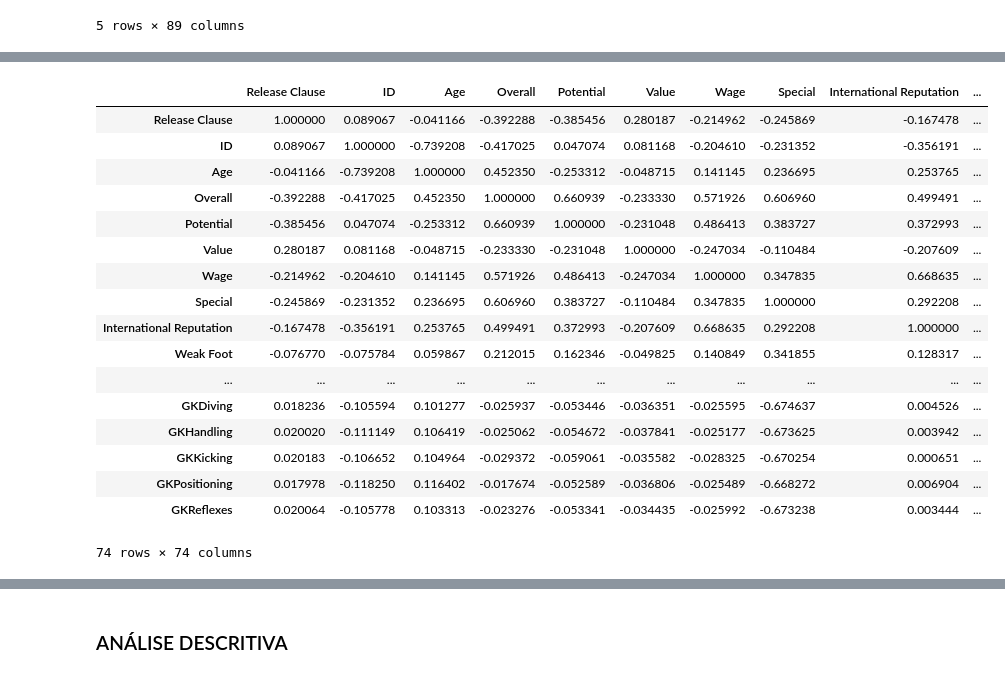
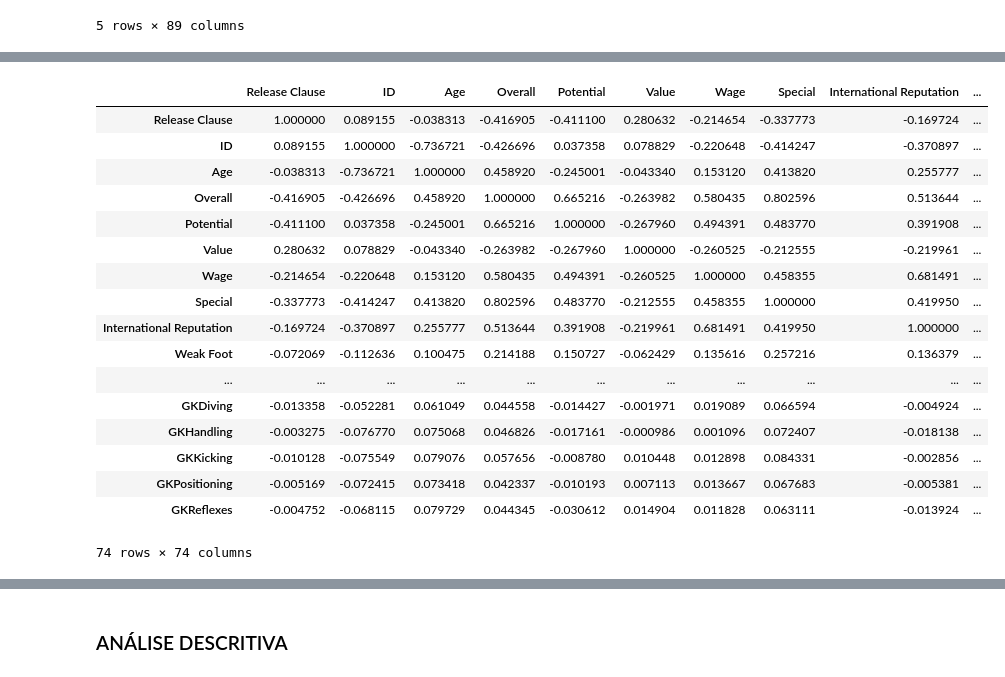
Before and after one commit to gDuarteg/Projeto-3-Ciencia-dos-Dados, a Jupyter notebook: Projeto3 Layout.ipynb, the cells around one changed output, grey strips where cells are left out. Saved outputs shown, nothing was run; the diff lists cells and outputs as text; code cells hidden in the pictures.

```diff
--- a/Projeto3 Layout.ipynb
+++ b/Projeto3 Layout.ipynb
@@ -74,7 +74,8 @@ def Filtro(dados,coluna):
 VariaveisEscolhidas = ["Release Clause",'ID','Age','Overall','Potential','Value','Wage','Special','International Reputation','Weak Foot','Skill Moves','Jersey Number','Height','Weight','LS','ST','RS','LW','LF','CF','RF','RW','LAM','CAM','RAM','LM','LCM','CM','RCM','RM','LWB','LDM','CDM','RDM','RWB','LB','LCB','CB','RCB','RB','Crossing','Finishing','HeadingAccuracy','ShortPassing','Volleys','Dribbling','Curve','FKAccuracy','LongPassing','BallControl','Acceleration','SprintSpeed','Agility','Reactions','Balance','ShotPower','Jumping','Stamina','Strength','LongShots','Aggression','Interceptions','Positioning','Vision','Penalties','Composure','Marking','StandingTackle','SlidingTackle','GKDiving','GKHandling','GKKicking','GKPositioning','GKReflexes']
 for e in VariaveisEscolhidas:
     dados[e] = pd.DataFrame(Filtro(dados,e))
-dados[VariaveisEscolhidas].head()
+dados = dados[VariaveisEscolhidas].dropna()
+dados.head()
 # %% [output]
 |  | Release Clause | ID | Age | Overall | Potential | Value | Wage | Special | International Reputation | ... |
 | 0 | 226.5 | 158023.0 | 31.0 | 94.0 | 94.0 | 110.5 | 565.0 | 2202.0 | 5.0 | ... |
@@ -91,23 +92,23 @@ plt.suptitle("Release Clause");
 # %%
-dados[variaveis].corr()
+dados[VariaveisEscolhidas].corr()
 # %% [output]
 |  | Release Clause | ID | Age | Overall | Potential | Value | Wage | Special | International Reputation | ... |
-| Release Clause | 1.000000 | 0.089067 | -0.041166 | -0.392288 | -0.385456 | 0.280187 | -0.214962 | -0.245869 | -0.167478 | ... |
-| ID | 0.089067 | 1.000000 | -0.739208 | -0.417025 | 0.047074 | 0.081168 | -0.204610 | -0.231352 | -0.356191 | ... |
-| Age | -0.041166 | -0.739208 | 1.000000 | 0.452350 | -0.253312 | -0.048715 | 0.141145 | 0.236695 | 0.253765 | ... |
-| Overall | -0.392288 | -0.417025 | 0.452350 | 1.000000 | 0.660939 | -0.233330 | 0.571926 | 0.606960 | 0.499491 | ... |
-| Potential | -0.385456 | 0.047074 | -0.253312 | 0.660939 | 1.000000 | -0.231048 | 0.486413 | 0.383727 | 0.372993 | ... |
-| Value | 0.280187 | 0.081168 | -0.048715 | -0.233330 | -0.231048 | 1.000000 | -0.247034 | -0.110484 | -0.207609 | ... |
-| Wage | -0.214962 | -0.204610 | 0.141145 | 0.571926 | 0.486413 | -0.247034 | 1.000000 | 0.347835 | 0.668635 | ... |
-| Special | -0.245869 | -0.231352 | 0.236695 | 0.606960 | 0.383727 | -0.110484 | 0.347835 | 1.000000 | 0.292208 | ... |
-| International Reputation | -0.167478 | -0.356191 | 0.253765 | 0.499491 | 0.372993 | -0.207609 | 0.668635 | 0.292208 | 1.000000 | ... |
-| Weak Foot | -0.076770 | -0.075784 | 0.059867 | 0.212015 | 0.162346 | -0.049825 | 0.140849 | 0.341855 | 0.128317 | ... |
+| Release Clause | 1.000000 | 0.089155 | -0.038313 | -0.416905 | -0.411100 | 0.280632 | -0.214654 | -0.337773 | -0.169724 | ... |
+| ID | 0.089155 | 1.000000 | -0.736721 | -0.426696 | 0.037358 | 0.078829 | -0.220648 | -0.414247 | -0.370897 | ... |
+| Age | -0.038313 | -0.736721 | 1.000000 | 0.458920 | -0.245001 | -0.043340 | 0.153120 | 0.413820 | 0.255777 | ... |
+| Overall | -0.416905 | -0.426696 | 0.458920 | 1.000000 | 0.665216 | -0.263982 | 0.580435 | 0.802596 | 0.513644 | ... |
+| Potential | -0.411100 | 0.037358 | -0.245001 | 0.665216 | 1.000000 | -0.267960 | 0.494391 | 0.483770 | 0.391908 | ... |
+| Value | 0.280632 | 0.078829 | -0.043340 | -0.263982 | -0.267960 | 1.000000 | -0.260525 | -0.212555 | -0.219961 | ... |
+| Wage | -0.214654 | -0.220648 | 0.153120 | 0.580435 | 0.494391 | -0.260525 | 1.000000 | 0.458355 | 0.681491 | ... |
+| Special | -0.337773 | -0.414247 | 0.413820 | 0.802596 | 0.483770 | -0.212555 | 0.458355 | 1.000000 | 0.419950 | ... |
+| International Reputation | -0.169724 | -0.370897 | 0.255777 | 0.513644 | 0.391908 | -0.219961 | 0.681491 | 0.419950 | 1.000000 | ... |
+| Weak Foot | -0.072069 | -0.112636 | 0.100475 | 0.214188 | 0.150727 | -0.062429 | 0.135616 | 0.257216 | 0.136379 | ... |
 | ... | ... | ... | ... | ... | ... | ... | ... | ... | ... | ... |
-| GKDiving | 0.018236 | -0.105594 | 0.101277 | -0.025937 | -0.053446 | -0.036351 | -0.025595 | -0.674637 | 0.004526 | ... |
-| GKHandling | 0.020020 | -0.111149 | 0.106419 | -0.025062 | -0.054672 | -0.037841 | -0.025177 | -0.673625 | 0.003942 | ... |
-| GKKicking | 0.020183 | -0.106652 | 0.104964 | -0.029372 | -0.059061 | -0.035582 | -0.028325 | -0.670254 | 0.000651 | ... |
-| GKPositioning | 0.017978 | -0.118250 | 0.116402 | -0.017674 | -0.052589 | -0.036806 | -0.025489 | -0.668272 | 0.006904 | ... |
-| GKReflexes | 0.020064 | -0.105778 | 0.103313 | -0.023276 | -0.053341 | -0.034435 | -0.025992 | -0.673238 | 0.003444 | ... |
+| GKDiving | -0.013358 | -0.052281 | 0.061049 | 0.044558 | -0.014427 | -0.001971 | 0.019089 | 0.066594 | -0.004924 | ... |
+| GKHandling | -0.003275 | -0.076770 | 0.075068 | 0.046826 | -0.017161 | -0.000986 | 0.001096 | 0.072407 | -0.018138 | ... |
+| GKKicking | -0.010128 | -0.075549 | 0.079076 | 0.057656 | -0.008780 | 0.010448 | 0.012898 | 0.084331 | -0.002856 | ... |
+| GKPositioning | -0.005169 | -0.072415 | 0.073418 | 0.042337 | -0.010193 | 0.007113 | 0.013667 | 0.067683 | -0.005381 | ... |
+| GKReflexes | -0.004752 | -0.068115 | 0.079729 | 0.044345 | -0.030612 | 0.014904 | 0.011828 | 0.063111 | -0.013924 | ... |
 74 rows × 74 columns
 # %%
 def regress(X,Y):
```
Also changed, not shown: parts of 5 cells of this notebook.
